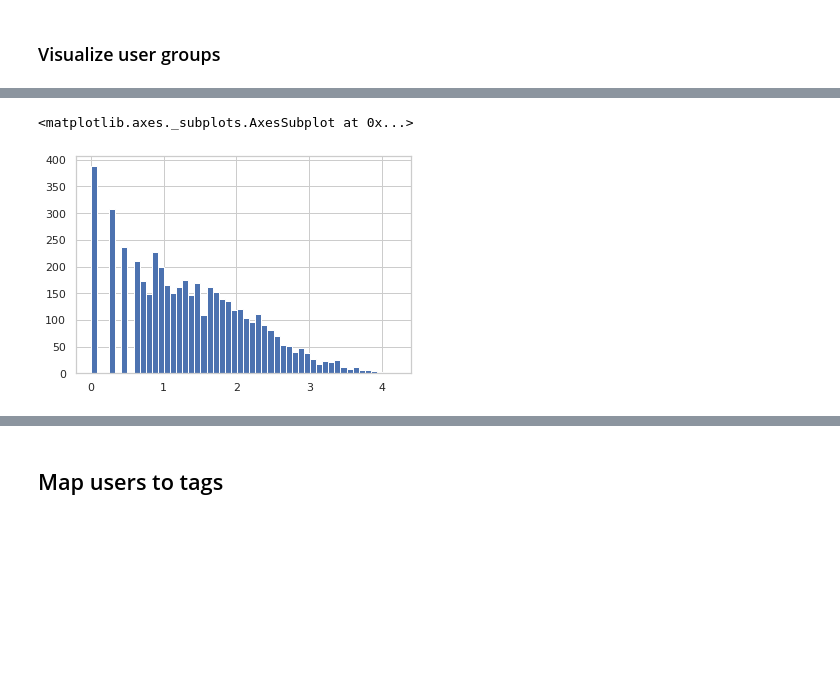
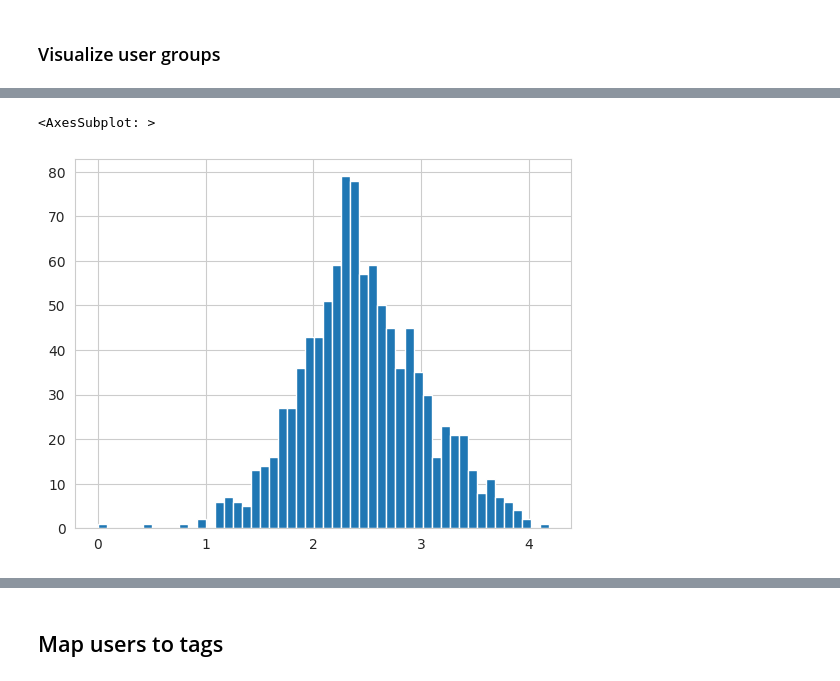
Before and after one commit to seads-org/ea-forum-experiments, a Jupyter notebook: notebooks/analysis/user_overview.ipynb, the cells around one changed output, grey strips where cells are left out. Drawn from its saved outputs; the diff is of its cells as text; code cells hidden in the pictures; blank space fills up the shorter version.

Commit message:
Visualized user statistics

```diff
--- a/notebooks/analysis/user_overview.ipynb
+++ b/notebooks/analysis/user_overview.ipynb
@@ -90,8 +94,10 @@ user_info['bio_filled'] = users.bio.isna()
 # %%
-user_info[[f'post_score_{k}' for k in ['lq', 'med', 'uq']]] = np.concatenate(users['posts'].map(
+post_score_cols = [f'post_score_{k}' for k in ['lq', 'med', 'uq']]
+user_info[post_score_cols] = np.concatenate(users['posts'].map(
     lambda ps: np.atleast_2d(np.array([None, None, None]) if len(ps) == 0 else np.quantile(posts.baseScore[ps].values, [0.25, 0.5, 0.75]))
 ).values, axis=0)
 
-user_info[[f'comment_score_{k}' for k in ['lq', 'med', 'uq']]] = np.concatenate(users['comments'].map(
+com_score_cols = [f'comment_score_{k}' for k in ['lq', 'med', 'uq']]
+user_info[com_score_cols] = np.concatenate(users['comments'].map(
     lambda cs: np.atleast_2d(np.array([None, None, None]) if len(cs) == 0 else np.quantile(comments.baseScore[cs].values, [0.25, 0.5, 0.75]))
 ).values, axis=0)
@@ -106,4 +138,18 @@ plt.xlim(0, user_info.n_days.max());
-# %%
-user_info.loc[((user_info.n_posts == 0) & (user_info.n_comments == 0)), 'category'] = 'inactive'
-user_info.loc[(user_info.n_posts > 70), 'category'] = 'top-writers'
+# %%
+user_info['category'] = ''
+user_info.loc[((user_info.n_posts == 0) & (user_info.n_comments == 0)), 'category'] = 'inactive'
+
+low_act_mask = (
+    (
+        ((user_info.n_posts <= 3) & (user_info.n_comments <= 5))
+        # (np.minimum(user_info.n_posts, user_info.n_comments) < 2)
+    ) &
+    (user_info.category == '')
+)
+user_info.loc[low_act_mask, 'category'] = 'low-activity'
+user_info.loc[(user_info.n_posts >= 70), 'category'] = 'top-writers'
+user_info.loc[(user_info.karma < 0), 'category'] = 'down-voted'
+user_info.loc[user_info.category == '', 'category'] = 'active'
+user_info.loc[(user_info.category == 'active') & (user_info.n_comments < 2) & (user_info.n_posts > 10), 'category'] = 'posters'
+user_info.loc[(user_info.category == 'active') & (user_info.n_posts < 2), 'category'] = 'commenters'
 # %%
@@ -110,0 +195,3 @@ user_info_rest = user_info[user_info.category == '']
+# %%
+user_info_filt = user_info[user_info.category.isin(['low-activity', 'active', 'commenters'])].copy()
+user_info_filt.shape[0]
@@ -111,6 +214,6 @@ user_info_rest = user_info[user_info.category == '']
 # %%
-np.log10(user_info_rest.karma[user_info_rest.karma > 0]).hist(bins=50)
+np.log10(user_info_filt.karma[user_info_filt.category == 'active'] + 1).hist(bins=50)
 # %% [output]
-<matplotlib.axes._subplots.AxesSubplot at 0x...>
+<AxesSubplot: >
-[figure, old version]
+[figure, new version]
 # %%
```
Also changed, not shown: parts of 42 cells of this notebook, 2 other files.
